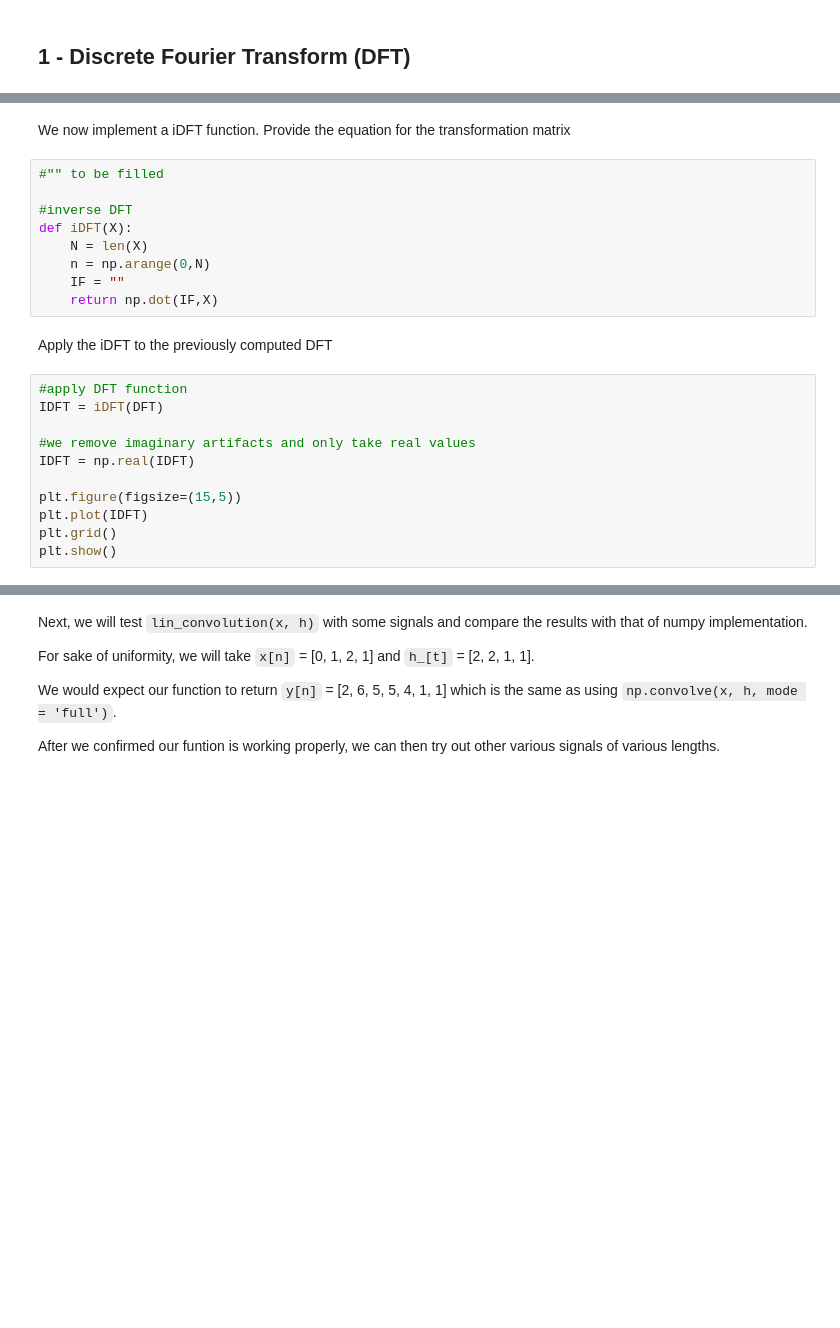
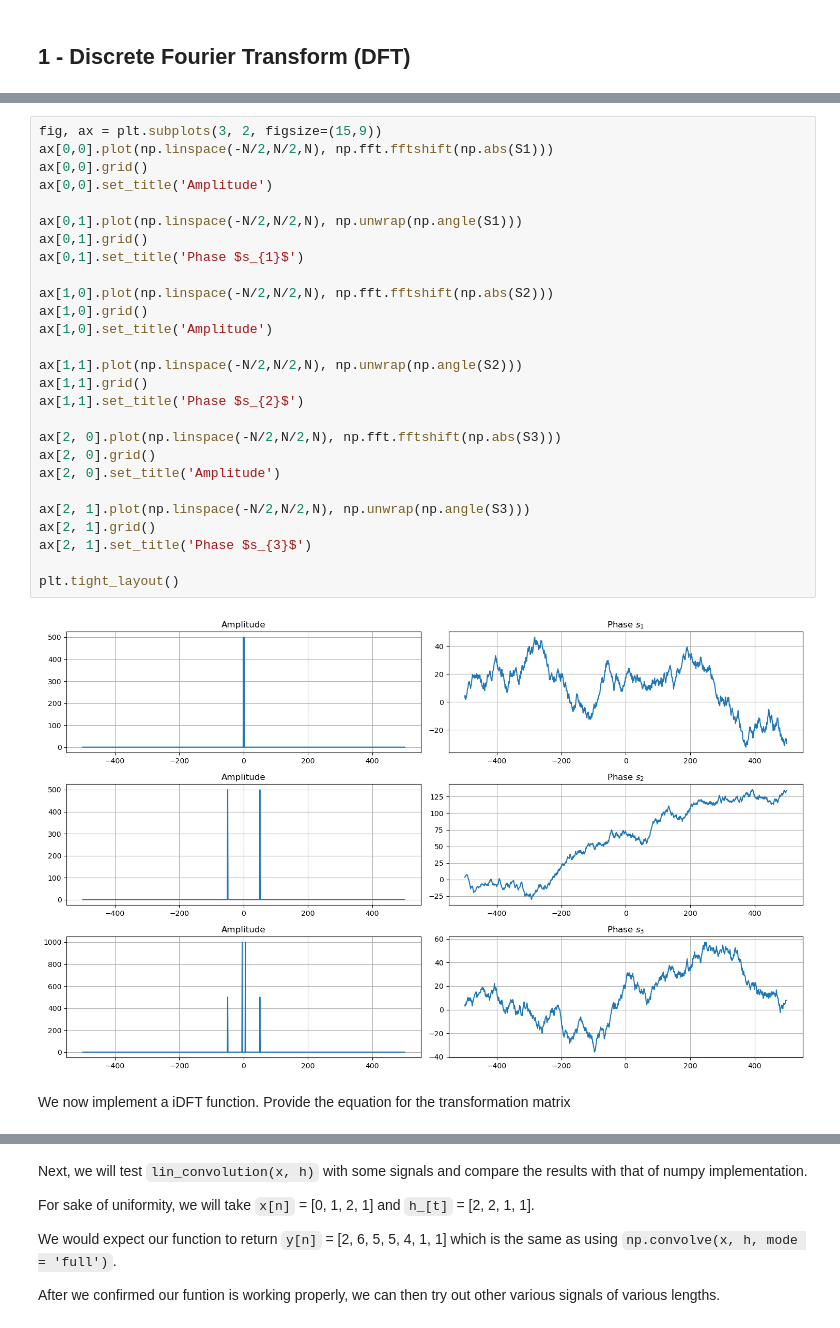
Before and after one commit to kerim325/SIP_Tutorials, a Jupyter notebook: SIP_SS23_Convolution-DFT_Tutorial.ipynb, the cells around one changed output, grey strips where cells are left out. Cells and saved outputs as stored; diff of their text form; blank space fills up the shorter version.

Commit message:
Filled version completed

```diff
--- a/SIP_SS23_Convolution-DFT_Tutorial.ipynb
+++ b/SIP_SS23_Convolution-DFT_Tutorial.ipynb
@@ -121,27 +156,34 @@ plt.show()
+# %%
+fig, ax = plt.subplots(3, 2, figsize=(15,9))
+ax[0,0].plot(np.linspace(-N/2,N/2,N), np.fft.fftshift(np.abs(S1)))
+ax[0,0].grid()
+ax[0,0].set_title('Amplitude')
+
+ax[0,1].plot(np.linspace(-N/2,N/2,N), np.unwrap(np.angle(S1)))
+ax[0,1].grid()
+ax[0,1].set_title('Phase $s_{1}$')
+
+ax[1,0].plot(np.linspace(-N/2,N/2,N), np.fft.fftshift(np.abs(S2)))
+ax[1,0].grid()
+ax[1,0].set_title('Amplitude')
+
+ax[1,1].plot(np.linspace(-N/2,N/2,N), np.unwrap(np.angle(S2)))
+ax[1,1].grid()
+ax[1,1].set_title('Phase $s_{2}$')
+
+ax[2, 0].plot(np.linspace(-N/2,N/2,N), np.fft.fftshift(np.abs(S3)))
+ax[2, 0].grid()
+ax[2, 0].set_title('Amplitude')
+
+ax[2, 1].plot(np.linspace(-N/2,N/2,N), np.unwrap(np.angle(S3)))
+ax[2, 1].grid()
+ax[2, 1].set_title('Phase $s_{3}$')
+
+plt.tight_layout()
+# %% [output]
+[figure, added]
 # %% [markdown]
 We now implement a iDFT function. Provide the equation for the transformation matrix
-# %%
-#"" to be filled
-
-#inverse DFT
-def iDFT(X):
-    N = len(X)
-    n = np.arange(0,N)
-    IF = ""
-    return np.dot(IF,X)
-# %% [markdown]
-Apply the iDFT to the previously computed DFT
-# %%
-#apply DFT function
-IDFT = iDFT(DFT)
-
-#we remove imaginary artifacts and only take real values
-IDFT = np.real(IDFT)
-
-plt.figure(figsize=(15,5))
-plt.plot(IDFT)
-plt.grid()
-plt.show()
 # %% [markdown]
 ## 2 - Convolution
 
```
Also changed, not shown: parts of 30 cells of this notebook, 1 other file.
